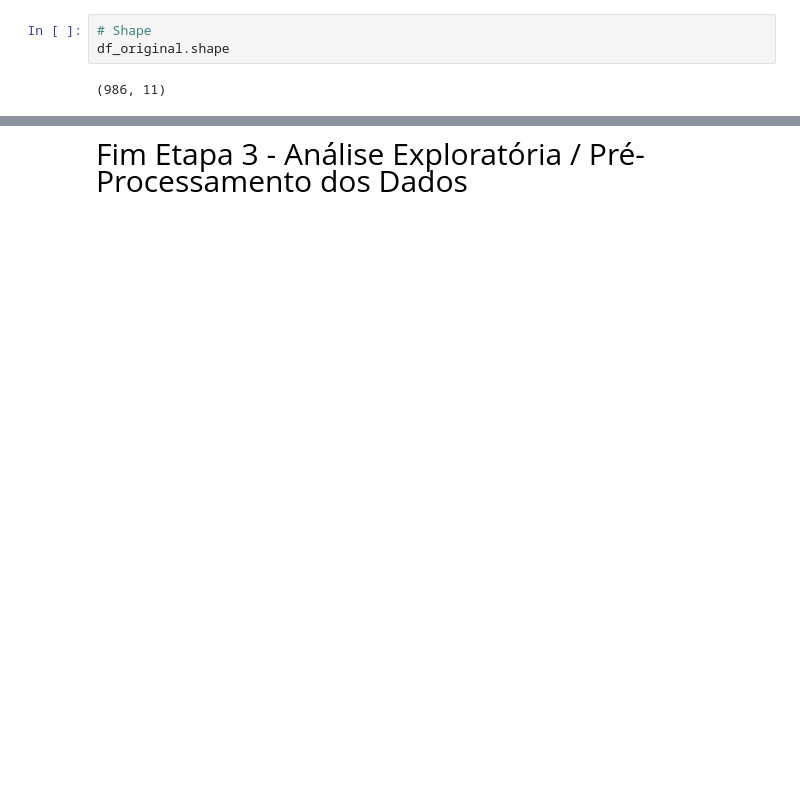
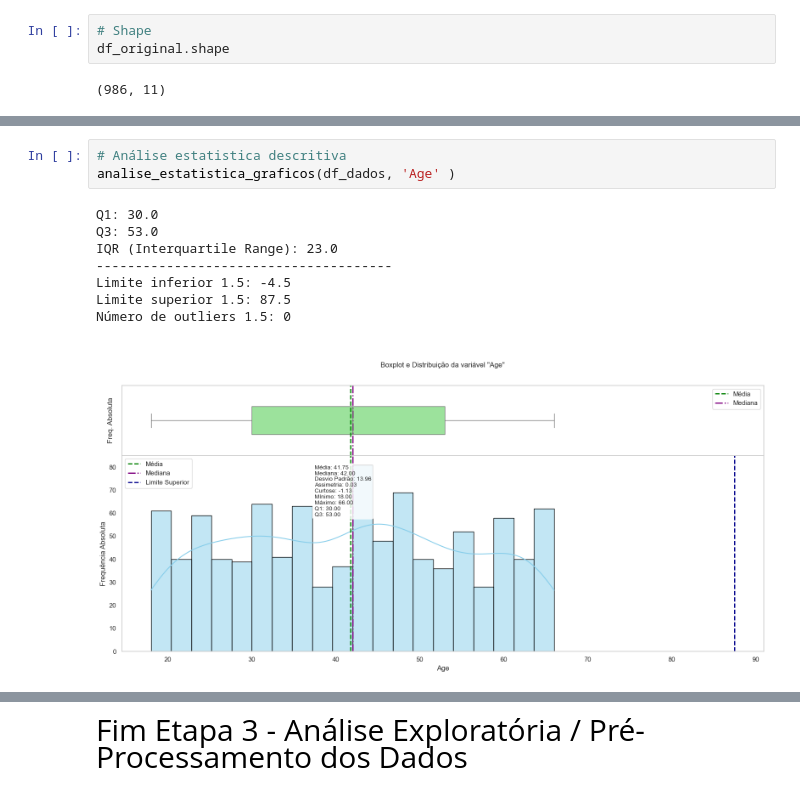
Before and after one commit to robsoncalixto/fiap-tech-challenge-01, a Jupyter notebook: Tech_Challenge_Analise.ipynb, the cells around one changed output, grey strips where cells are left out. Cells and saved outputs as stored; diff of their text form; blank space fills up the shorter version.

```diff
--- a/Tech_Challenge_Analise.ipynb
+++ b/Tech_Challenge_Analise.ipynb
@@ -1232,0 +858,12 @@ plotar_heatmap_correlacoes(df_dados, variaveis, target='PremiumPrice')
+# %%
+# Análise estatistica descritiva
+analise_estatistica_graficos(df_dados, 'Age' )
+# %% [output]
+Q1: 30.0
+Q3: 53.0
+IQR (Interquartile Range): 23.0
+--------------------------------------
+Limite inferior 1.5: -4.5
+Limite superior 1.5: 87.5
+Número de outliers 1.5: 0
+[figure, added]
```
Also changed, not shown: parts of 130 cells of this notebook, 4 other files.
